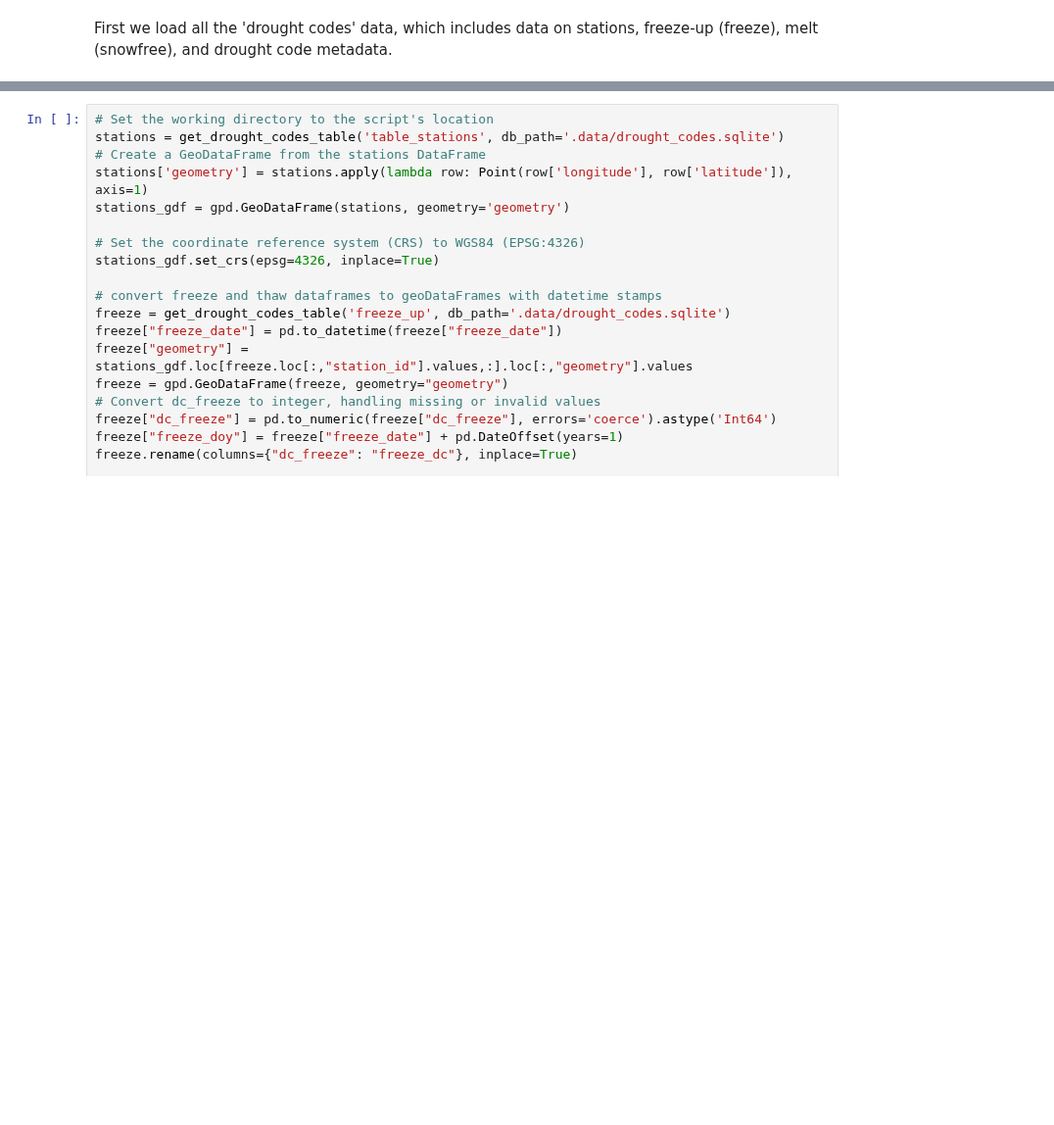
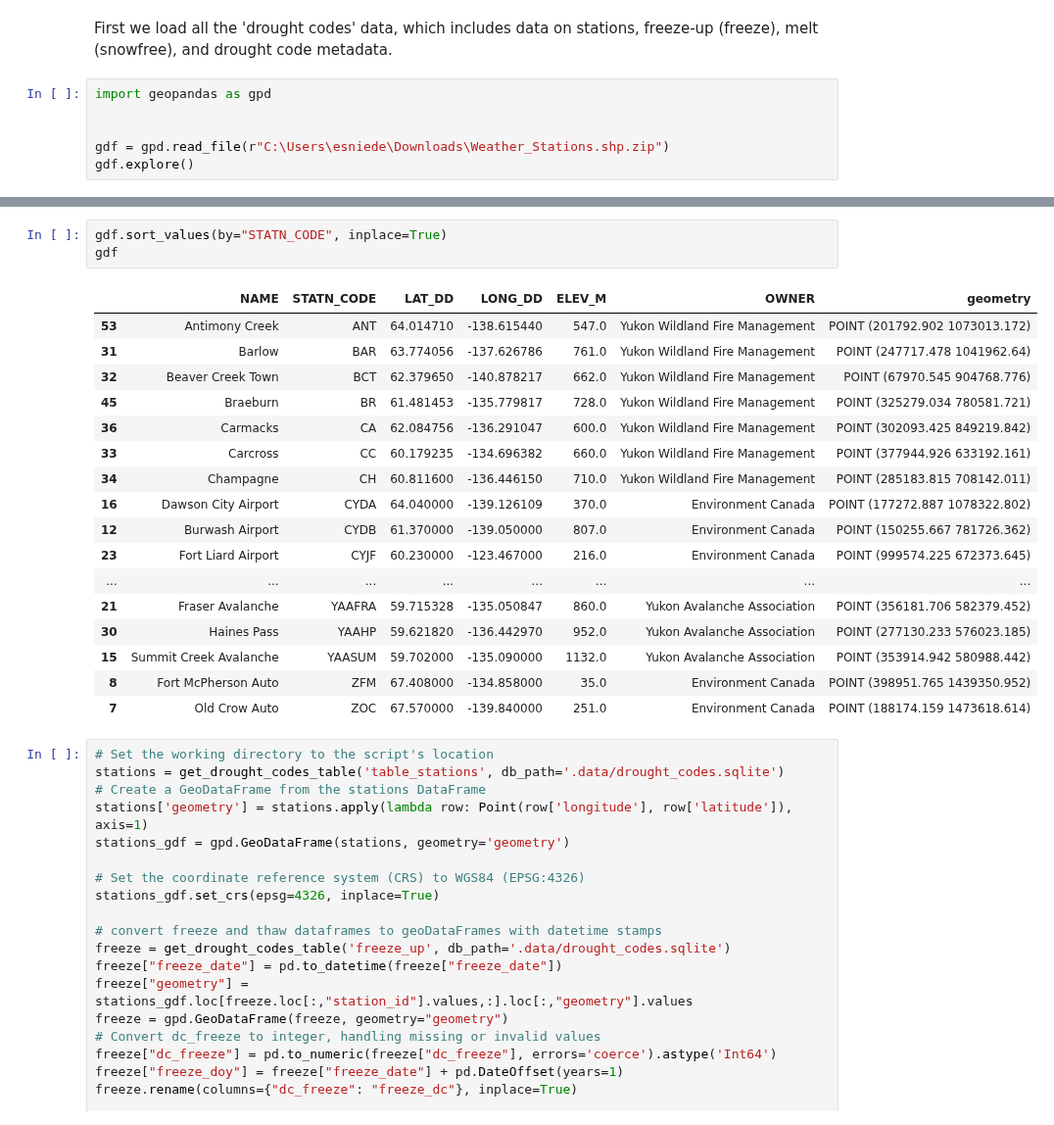
Before and after one commit to YukonWRB/YGwater, a Jupyter notebook: dev/freshet_forecasting/main.ipynb, the cells around one changed output, grey strips where cells are left out. Shown at 98% size. Drawn from its saved outputs; the diff is of its cells as text; blank space fills up the shorter version.

```diff
--- a/dev/freshet_forecasting/main.ipynb
+++ b/dev/freshet_forecasting/main.ipynb
@@ -19,3 +19,9 @@ sys.path.append(str(Path.home() / "Documents" / "github"))
 from pydroinformatics.pydroinformatics.src import rasterutils
 # %% [markdown]
 First we load all the 'drought codes' data, which includes data on stations, freeze-up (freeze), melt (snowfree), and drought code metadata.
+# %%
+import geopandas as gpd
+
+
+gdf = gpd.read_file(r"C:\Users\esniede\Downloads\Weather_Stations.shp.zip")
+gdf.explore()
@@ -22,3 +30,24 @@ First we load all the 'drought codes' data, which includes data on stations, fre
+# %%
+gdf.sort_values(by="STATN_CODE", inplace=True)
+gdf
+# %% [output]
+|  | NAME | STATN_CODE | LAT_DD | LONG_DD | ELEV_M | OWNER | geometry |
+| 53 | Antimony Creek | ANT | 64.014710 | -138.615440 | 547.0 | Yukon Wildland Fire Management | POINT (201792.902 1073013.172) |
+| 31 | Barlow | BAR | 63.774056 | -137.626786 | 761.0 | Yukon Wildland Fire Management | POINT (247717.478 1041962.64) |
+| 32 | Beaver Creek Town | BCT | 62.379650 | -140.878217 | 662.0 | Yukon Wildland Fire Management | POINT (67970.545 904768.776) |
+| 45 | Braeburn | BR | 61.481453 | -135.779817 | 728.0 | Yukon Wildland Fire Management | POINT (325279.034 780581.721) |
+| 36 | Carmacks | CA | 62.084756 | -136.291047 | 600.0 | Yukon Wildland Fire Management | POINT (302093.425 849219.842) |
+| 33 | Carcross | CC | 60.179235 | -134.696382 | 660.0 | Yukon Wildland Fire Management | POINT (377944.926 633192.161) |
+| 34 | Champagne | CH | 60.811600 | -136.446150 | 710.0 | Yukon Wildland Fire Management | POINT (285183.815 708142.011) |
+| 16 | Dawson City Airport | CYDA | 64.040000 | -139.126109 | 370.0 | Environment Canada | POINT (177272.887 1078322.802) |
+| 12 | Burwash Airport | CYDB | 61.370000 | -139.050000 | 807.0 | Environment Canada | POINT (150255.667 781726.362) |
+| 23 | Fort Liard Airport | CYJF | 60.230000 | -123.467000 | 216.0 | Environment Canada | POINT (999574.225 672373.645) |
+| ... | ... | ... | ... | ... | ... | ... | ... |
+| 21 | Fraser Avalanche | YAAFRA | 59.715328 | -135.050847 | 860.0 | Yukon Avalanche Association | POINT (356181.706 582379.452) |
+| 30 | Haines Pass | YAAHP | 59.621820 | -136.442970 | 952.0 | Yukon Avalanche Association | POINT (277130.233 576023.185) |
+| 15 | Summit Creek Avalanche | YAASUM | 59.702000 | -135.090000 | 1132.0 | Yukon Avalanche Association | POINT (353914.942 580988.442) |
+| 8 | Fort McPherson Auto | ZFM | 67.408000 | -134.858000 | 35.0 | Environment Canada | POINT (398951.765 1439350.952) |
+| 7 | Old Crow Auto | ZOC | 67.570000 | -139.840000 | 251.0 | Environment Canada | POINT (188174.159 1473618.614) |
 # %%
 # Set the working directory to the script's location
 stations = get_drought_codes_table('table_stations', db_path='.data/drought_codes.sqlite')
```
Also changed, not shown: parts of 6 cells of this notebook, 6 other files.
